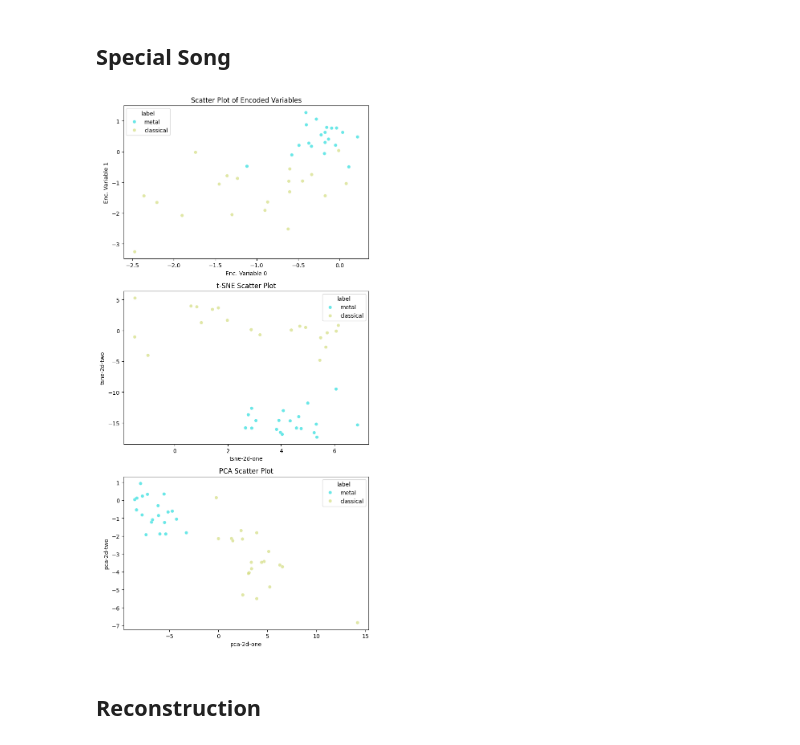
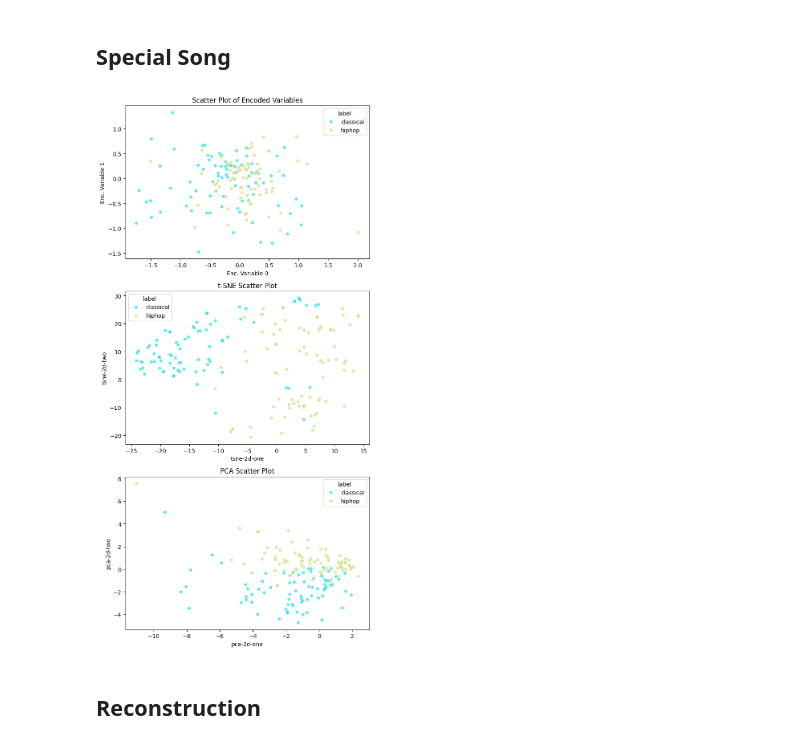
Before and after one commit to Audiofool934/Data-Side-of-the-Moon, a Jupyter notebook: code/visual.ipynb, the cells around one changed output. Saved outputs shown, nothing was run; the diff lists cells and outputs as text; code cells hidden in the pictures.

```diff
--- a/code/visual.ipynb
+++ b/code/visual.ipynb
@@ -196,15 +196,14 @@ encoded_samples_with_new = pd.concat([encoded_samples_with_new, encoded_new_song
 # %%
 Y=encoded_samples_with_new.iloc[:,:64]
 # 选择要展示的标签
+# selected_labels = ['country', 'metal']
 # selected_labels = ['classical', 'metal']
-# selected_labels = ['country', 'metal']
-selected_labels = ['classical', 'metal']
-# selected_labels = ['classical', 'pop']
+selected_labels = ['classical', 'hiphop']
 # selected_labels = ['blues', 'disco', 'rock', 'metal', 'pop', 'classical', 'reggae', 'country','hiphop','jazz']
 # selected_labels = ['rock', 'classical', special_label]
 v.plot_all(encoded_samples_with_new, Y, selected_labels)
 # %% [output]
-[figure, old version]
+[figure, new version]
 # %% [markdown]
 ## Reconstruction
 # %%
```
Also changed, not shown: parts of 4 cells of this notebook, 2 other files.
